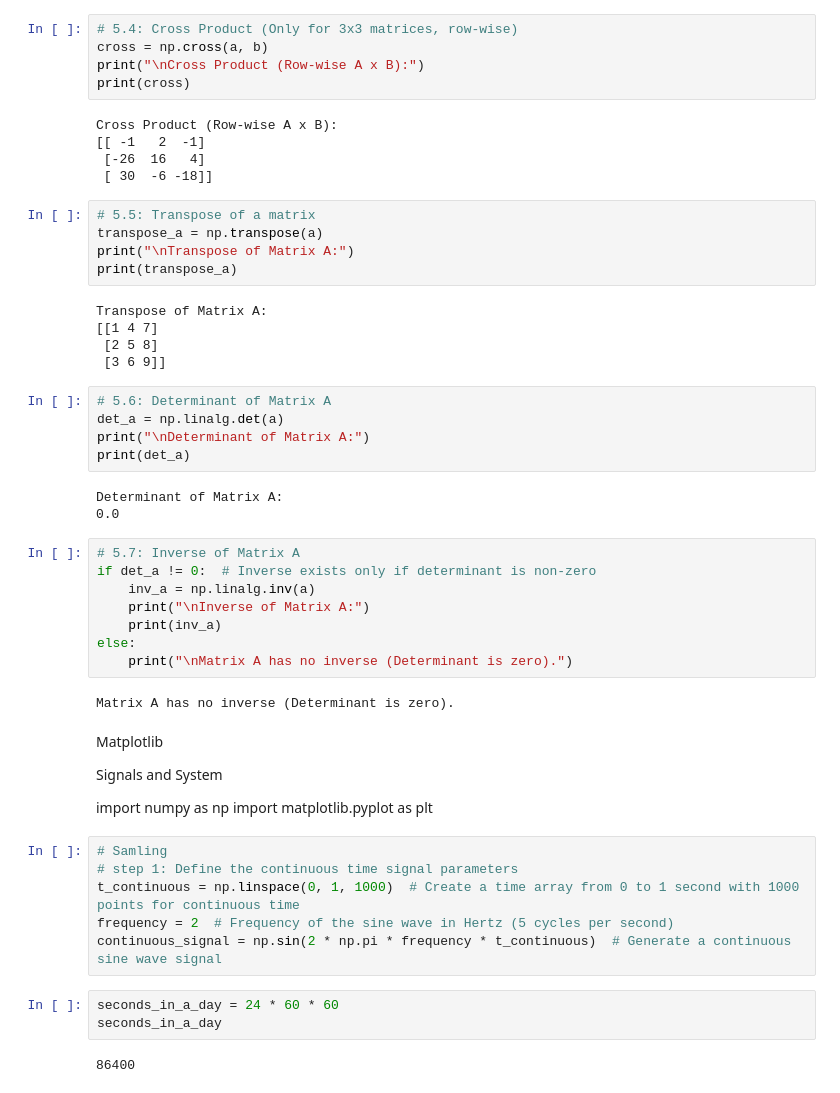
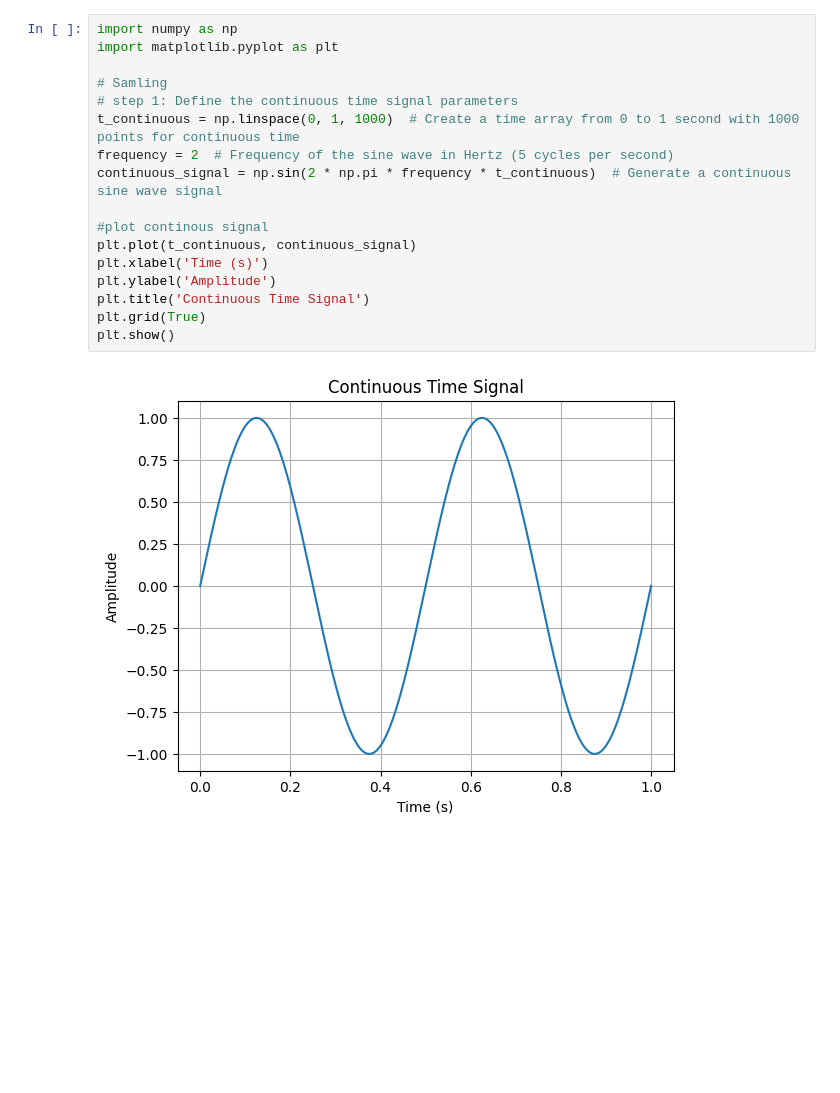
Before and after one commit to swathi040/swathi, a Jupyter notebook: Welcome_To_Colab.ipynb, the cells around one changed output. Drawn from its saved outputs; the diff is of its cells as text; blank space fills up the shorter version.

```diff
--- a/Welcome_To_Colab.ipynb
+++ b/Welcome_To_Colab.ipynb
@@ -128,56 +3,19 @@ Matrix Multiplication (a * b):
-# %%
-# 5.4: Cross Product (Only for 3x3 matrices, row-wise)
-cross = np.cross(a, b)
-print("\nCross Product (Row-wise A x B):")
-print(cross)
-# %% [output]
-Cross Product (Row-wise A x B):
-[[ -1   2  -1]
- [-26  16   4]
- [ 30  -6 -18]]
-# %%
-# 5.5: Transpose of a matrix
-transpose_a = np.transpose(a)
-print("\nTranspose of Matrix A:")
-print(transpose_a)
-# %% [output]
-Transpose of Matrix A:
-[[1 4 7]
- [2 5 8]
- [3 6 9]]
-# %%
-# 5.6: Determinant of Matrix A
-det_a = np.linalg.det(a)
-print("\nDeterminant of Matrix A:")
-print(det_a)
-# %% [output]
-Determinant of Matrix A:
-0.0
-# %%
-# 5.7: Inverse of Matrix A
-if det_a != 0:  # Inverse exists only if determinant is non-zero
-    inv_a = np.linalg.inv(a)
-    print("\nInverse of Matrix A:")
-    print(inv_a)
-else:
-    print("\nMatrix A has no inverse (Determinant is zero).")
-# %% [output]
-Matrix A has no inverse (Determinant is zero).
-# %% [markdown]
-Matplotlib
-
-Signals and System
-
-import numpy as np
-import matplotlib.pyplot as plt
 # %%
+import numpy as np
+import matplotlib.pyplot as plt
+
 # Samling
 # step 1: Define the continuous time signal parameters
 t_continuous = np.linspace(0, 1, 1000)  # Create a time array from 0 to 1 second with 1000 points for continuous time
 frequency = 2  # Frequency of the sine wave in Hertz (5 cycles per second)
 continuous_signal = np.sin(2 * np.pi * frequency * t_continuous)  # Generate a continuous sine wave signal
+
+#plot continous signal
+plt.plot(t_continuous, continuous_signal)
+plt.xlabel('Time (s)')
+plt.ylabel('Amplitude')
+plt.title('Continuous Time Signal')
+plt.grid(True)
+plt.show()
+# %% [output]
+[figure, added]
-# %%
-seconds_in_a_day = 24 * 60 * 60
-seconds_in_a_day
-# %% [output]
-86400
```
Also changed, not shown: parts of 14 cells of this notebook.
